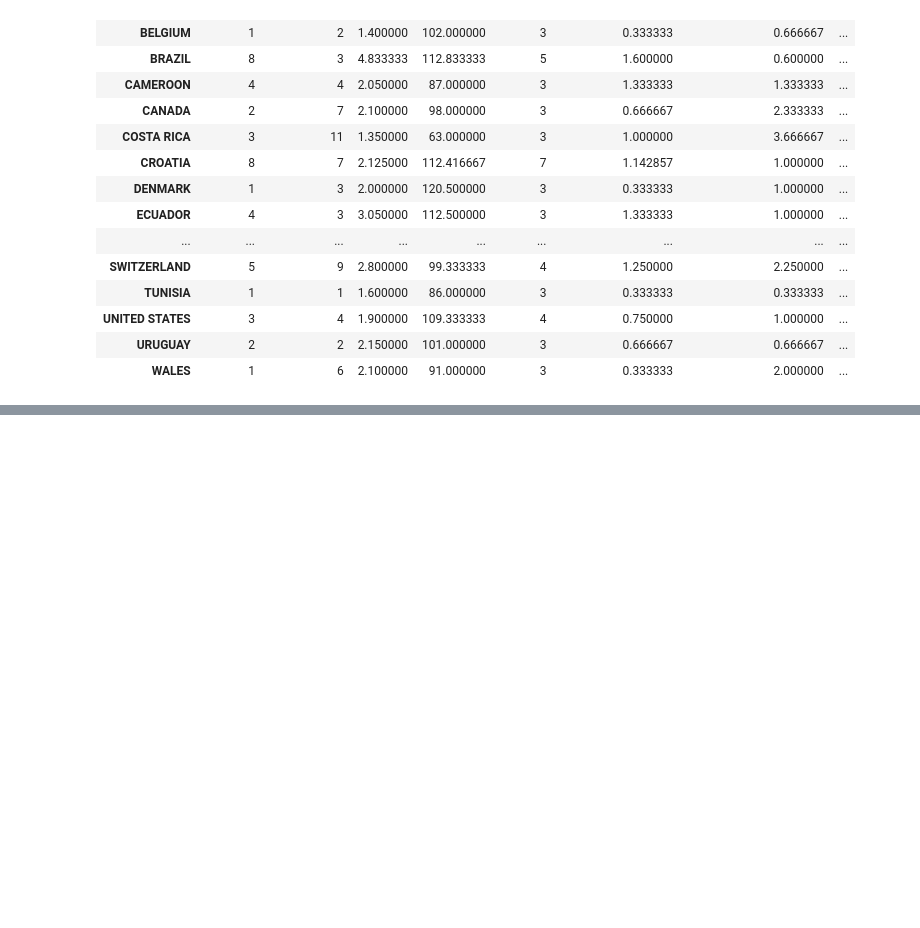
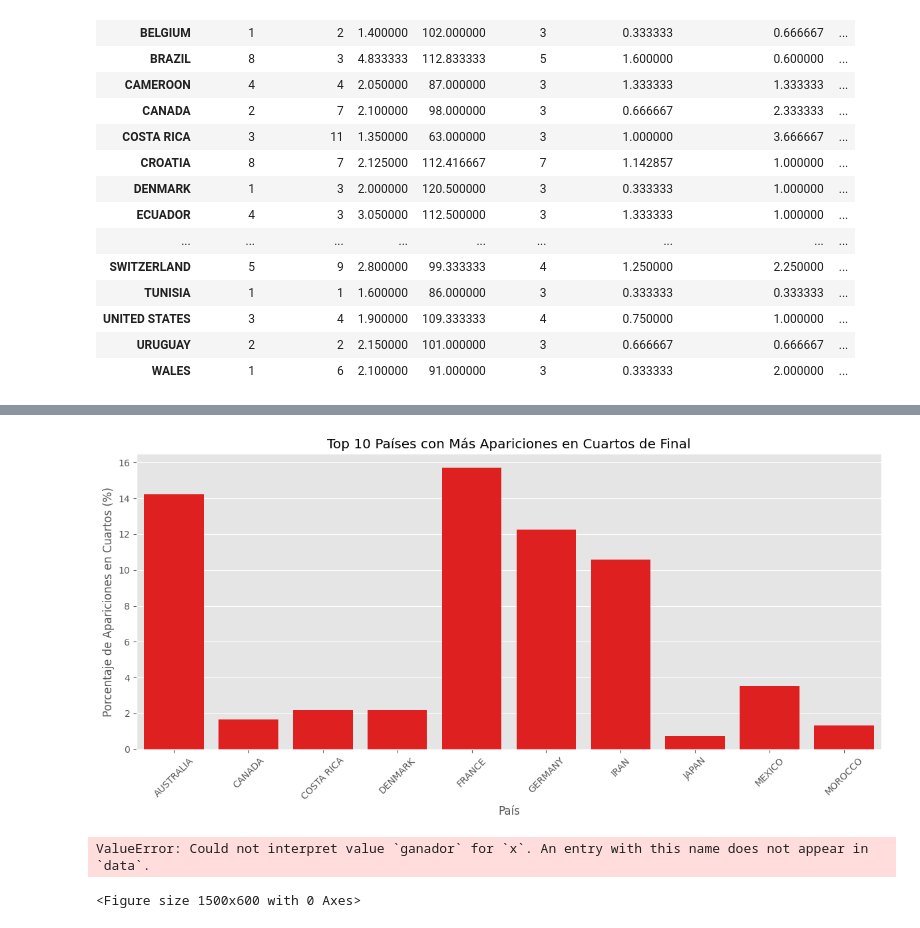
Before and after one commit to XaviAlvarado18/ModSim-Project, a Jupyter notebook: main2.ipynb, the cells around one changed output, grey strips where cells are left out. Saved outputs shown, nothing was run; the diff lists cells and outputs as text; code cells hidden in the pictures; blank space fills up the shorter version.

```diff
--- a/main2.ipynb
+++ b/main2.ipynb
@@ -317,0 +539,36 @@ Países que ganan más torneos:
+# %%
+# 3. Análisis de Semifinalistas (Cuartos)
+cuartos_total = pd.concat([
+    resultados['cuarto11'].value_counts(),
+    resultados['cuarto12'].value_counts(),
+    resultados['cuarto21'].value_counts(),
+    resultados['cuarto22'].value_counts()
+]).reset_index()
+cuartos_total = cuartos_total.groupby('index').sum().reset_index()
+cuartos_total.columns = ['pais', 'apariciones_cuartos']
+cuartos_total['porcentaje_cuartos'] = cuartos_total['apariciones_cuartos'] / 40  # 4 equipos * 1000 torneos
+
+plt.figure(figsize=(12, 6))
+sns.barplot(data=cuartos_total.head(10), x='pais', y='porcentaje_cuartos', color='red')
+plt.title('Top 10 Países con Más Apariciones en Cuartos de Final')
+plt.xlabel('País')
+plt.ylabel('Porcentaje de Apariciones en Cuartos (%)')
+plt.xticks(rotation=45)
+plt.tight_layout()
+plt.show()
+# %% [output]
+[figure, added]
+# %%
+# 5. Gráfico de violín para distribución de victorias
+plt.figure(figsize=(15, 6))
+victorias_melt = pd.melt(resultados[['ganador']])
+sns.violinplot(data=victorias_melt, x='ganador', color='purple')
+plt.title('Distribución de Victorias por País')
+plt.xlabel('País')
+plt.ylabel('Densidad de Victorias')
+plt.xticks(rotation=90)
+plt.tight_layout()
+plt.show()
+# %% [output]
+ValueError: Could not interpret value `ganador` for `x`. An entry with this name does not appear in `data`.
+<Figure size 1500x600 with 0 Axes>
```
Also changed, not shown: parts of 8 cells of this notebook, 1 other file.
